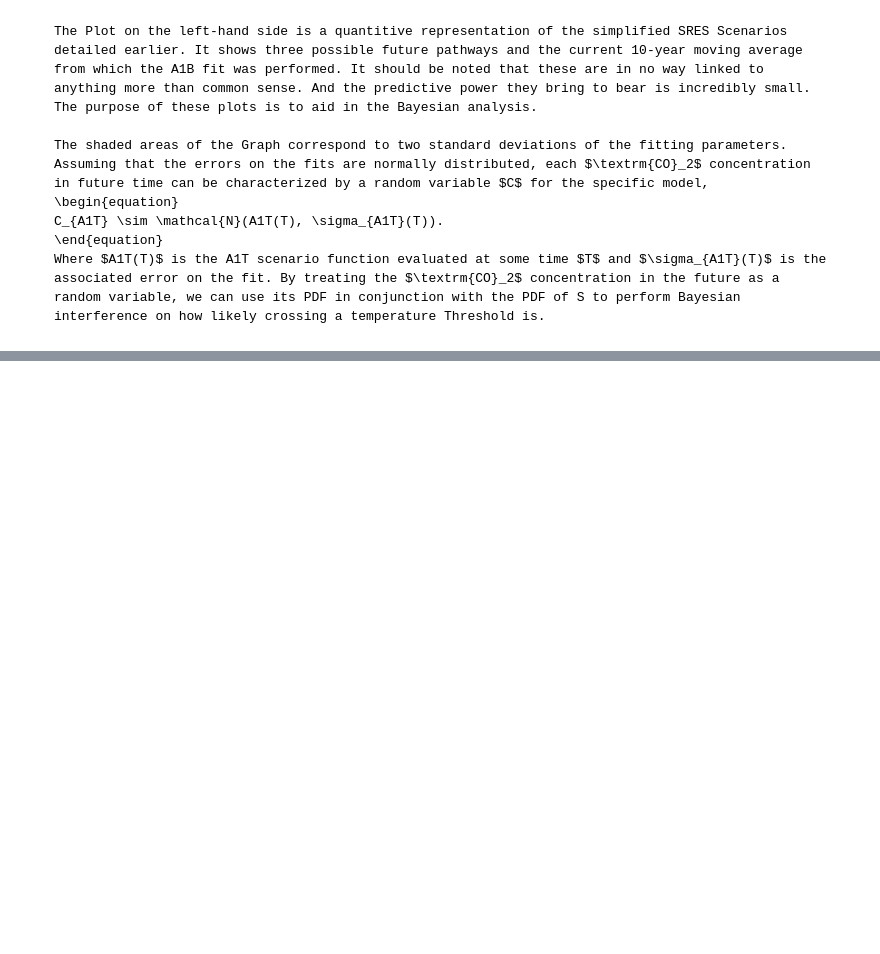
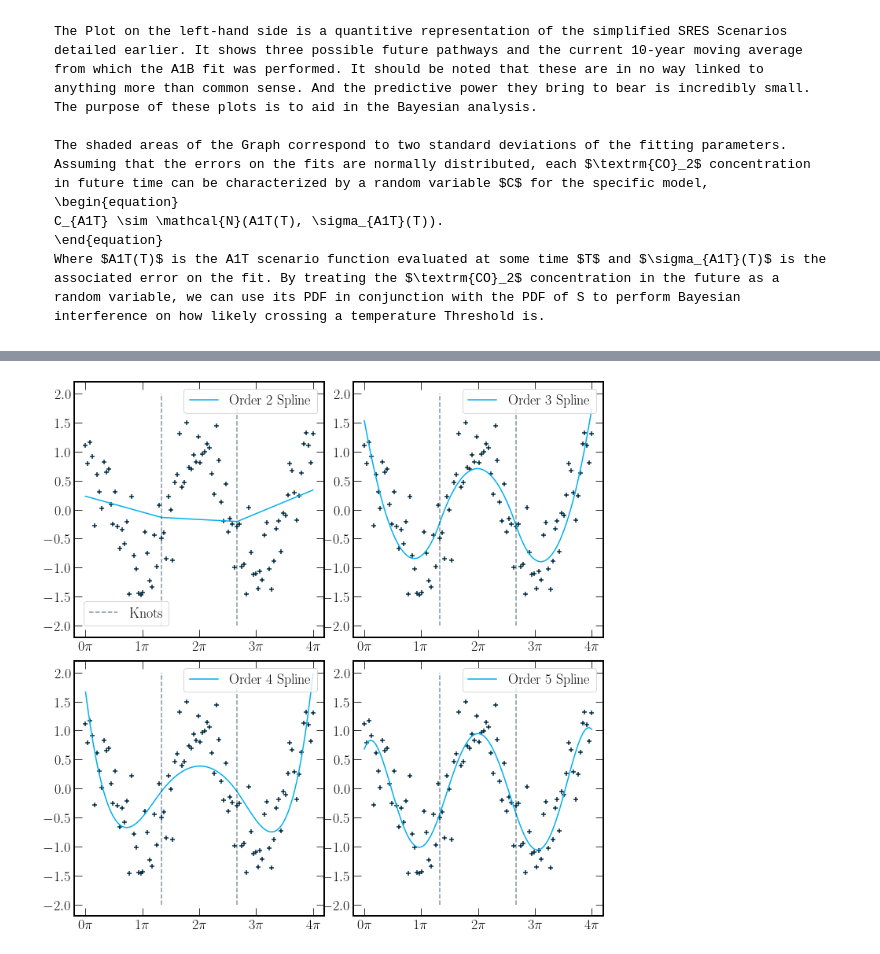
Before and after one commit to seancraven/CDS_book, a Jupyter notebook: Chapter_2/3models.ipynb, the cells around one changed output, grey strips where cells are left out. Drawn from its saved outputs; the diff is of its cells as text; code cells hidden in the pictures; blank space fills up the shorter version.

Commit message:
splines

```diff
--- a/Chapter_2/3models.ipynb
+++ b/Chapter_2/3models.ipynb
@@ -176,0 +201,30 @@ plt.ylabel(r'$\textrm{{CO}}_2$ (ppm)');
+# %%
+fig, ax = plt.subplots(2,2, figsize=(10,10))
+x = np.linspace(0, np.pi*4, 100)
+xs = np.linspace(0,np.pi*4, 5)
+spline_knots = np.linspace(0, np.pi*4, 4)[1:-1]
+y = np.cos(x) + np.random.randn(100)*.4
+k = 0
+for i in range(2):
+    for j in range(2):
+        k += 1
+        spline = LSQUnivariateSpline(x, y, t=spline_knots,
+        k=k,
+        )
+        ax[i,j].scatter(x, y, color=colours.durham.ink)
+        ax[i,j].plot(x, spline(x),  label = f'Order {k+1} Spline',
+            color=colours.durham.blue)
+        ax[i,j].set_xticks(xs)
+        ax[i,j].set_xticklabels([f'{int(i/np.pi)}$\pi$'for i in xs])
+        ax[i,j].legend(loc='upper right')
+        for l in spline_knots:
+            line = ax[i,j].plot([l,l], [-2, 2],
+            color=colours.durham.ink,
+            alpha=0.5,
+            linestyle='--',
+            label = 'Knot'
+            )
+fig.legend(line, ['Knots'], bbox_to_anchor=(-0.75, 0.59, .98, 0.02))
+fig.tight_layout()
+# %% [output]
+[figure, added]
```
Also changed, not shown: parts of 6 cells of this notebook, 4 other files.
